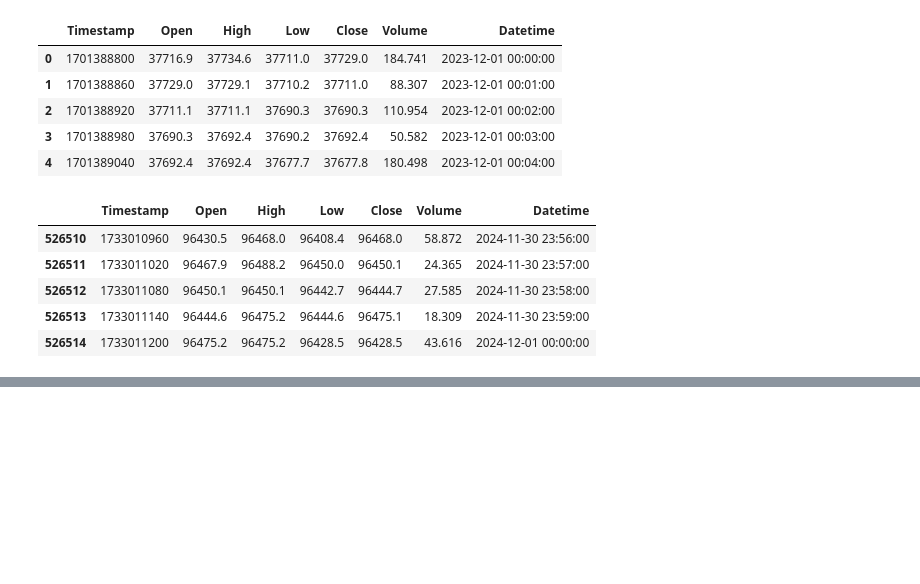
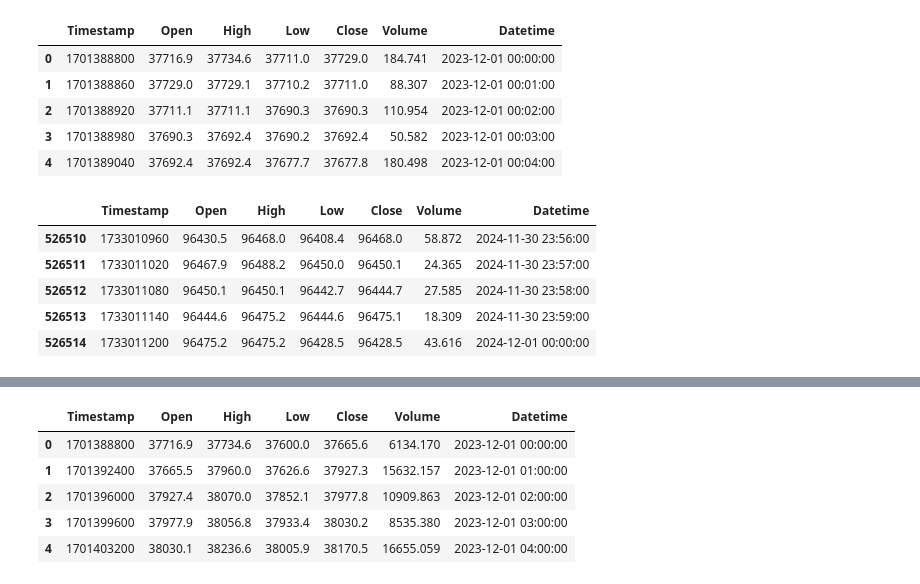
Before and after one commit to ahomteamsagar/cex-historical-data, a Jupyter notebook: check_binance.ipynb, the cells around one changed output, grey strips where cells are left out. Saved outputs shown, nothing was run; the diff lists cells and outputs as text; code cells hidden in the pictures; blank space fills up the shorter version.

```diff
--- a/check_binance.ipynb
+++ b/check_binance.ipynb
@@ -21,0 +62,10 @@ df.tail(5)
+# %%
+df_1h = pd.read_csv('timeframes/BTCUSDT_20231201_to_20241201_1h.csv')
+df_1h.head(5)
+# %% [output]
+|  | Timestamp | Open | High | Low | Close | Volume | Datetime |
+| 0 | 1701388800 | 37716.9 | 37734.6 | 37600.0 | 37665.6 | 6134.170 | 2023-12-01 00:00:00 |
+| 1 | 1701392400 | 37665.5 | 37960.0 | 37626.6 | 37927.3 | 15632.157 | 2023-12-01 01:00:00 |
+| 2 | 1701396000 | 37927.4 | 38070.0 | 37852.1 | 37977.8 | 10909.863 | 2023-12-01 02:00:00 |
+| 3 | 1701399600 | 37977.9 | 38056.8 | 37933.4 | 38030.2 | 8535.380 | 2023-12-01 03:00:00 |
+| 4 | 1701403200 | 38030.1 | 38236.6 | 38005.9 | 38170.5 | 16655.059 | 2023-12-01 04:00:00 |
```
Also changed, not shown: parts of 8 cells of this notebook, 20 other files.
